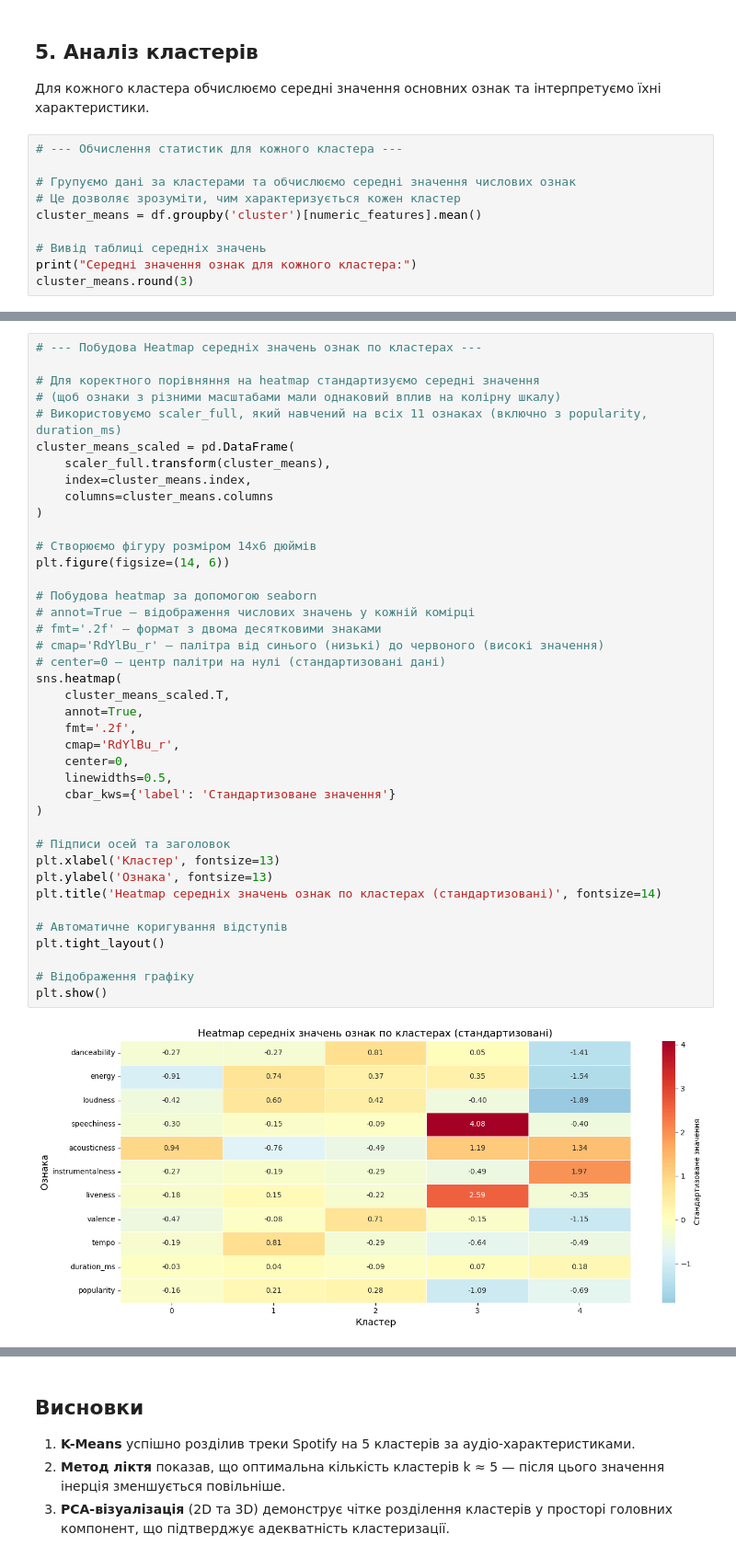
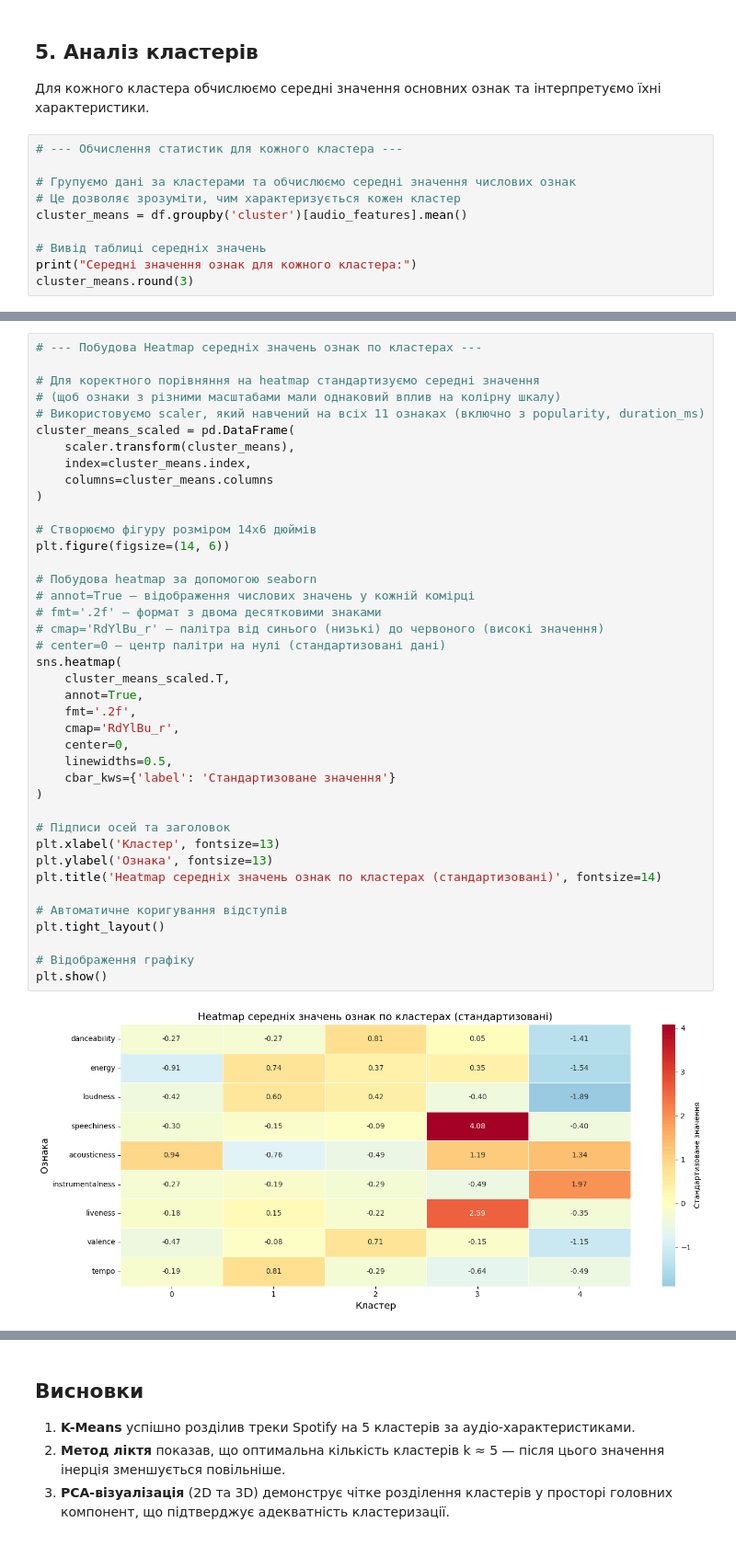
Before and after one commit to valera99686/dm-lab3, a Jupyter notebook: Lab3_Clustering.ipynb, the cells around one changed output, grey strips where cells are left out. Shown at 92% size. Saved outputs shown, nothing was run; the diff lists cells and outputs as text.

Commit message:
Прибрати popularity та duration_ms з heatmap та аналізу кластерів

```diff
--- a/Lab3_Clustering.ipynb
+++ b/Lab3_Clustering.ipynb
@@ -380,7 +380,7 @@ fig.show()
 
 # Групуємо дані за кластерами та обчислюємо середні значення числових ознак
 # Це дозволяє зрозуміти, чим характеризується кожен кластер
-cluster_means = df.groupby('cluster')[numeric_features].mean()
+cluster_means = df.groupby('cluster')[audio_features].mean()
 
 # Вивід таблиці середніх значень
 print("Середні значення ознак для кожного кластера:")
@@ -399,43 +399,43 @@ cluster_means.round(3)
 
 # Для коректного порівняння на heatmap стандартизуємо середні значення
 # (щоб ознаки з різними масштабами мали однаковий вплив на колірну шкалу)
-# Використовуємо scaler_full, який навчений на всіх 11 ознаках (включно з popularity, duration_ms)
+# Використовуємо scaler, який навчений на всіх 11 ознаках (включно з popularity, duration_ms)
 cluster_means_scaled = pd.DataFrame(
-    scaler_full.transform(cluster_means),
+    scaler.transform(cluster_means),
     index=cluster_means.index,
     columns=cluster_means.columns
 )
 
 # Створюємо фігуру розміром 14x6 дюймів
 plt.figure(figsize=(14, 6))
 
 # Побудова heatmap за допомогою seaborn
 # annot=True — відображення числових значень у кожній комірці
 # fmt='.2f' — формат з двома десятковими знаками
 # cmap='RdYlBu_r' — палітра від синього (низькі) до червоного (високі значення)
 # center=0 — центр палітри на нулі (стандартизовані дані)
 sns.heatmap(
     cluster_means_scaled.T,
     annot=True,
     fmt='.2f',
     cmap='RdYlBu_r',
     center=0,
     linewidths=0.5,
     cbar_kws={'label': 'Стандартизоване значення'}
 )
 
 # Підписи осей та заголовок
 plt.xlabel('Кластер', fontsize=13)
 plt.ylabel('Ознака', fontsize=13)
 plt.title('Heatmap середніх значень ознак по кластерах (стандартизовані)', fontsize=14)
 
 # Автоматичне коригування відступів
 plt.tight_layout()
 
 # Відображення графіку
 plt.show()
 # %% [output]
-[figure, old version]
+[figure, new version]
 # %%
 # --- Інтерпретація кластерів ---
 
```
Also changed, not shown: parts of 1 cell of this notebook.
